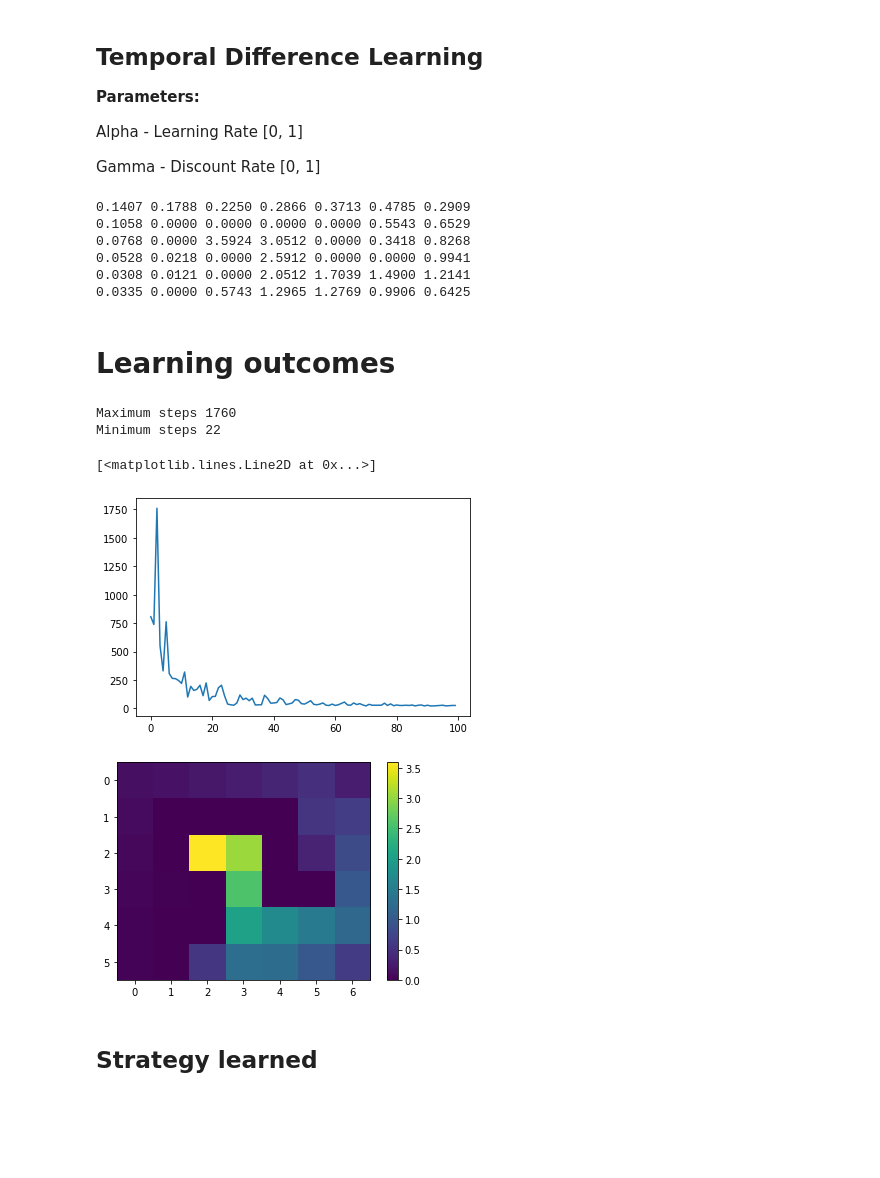
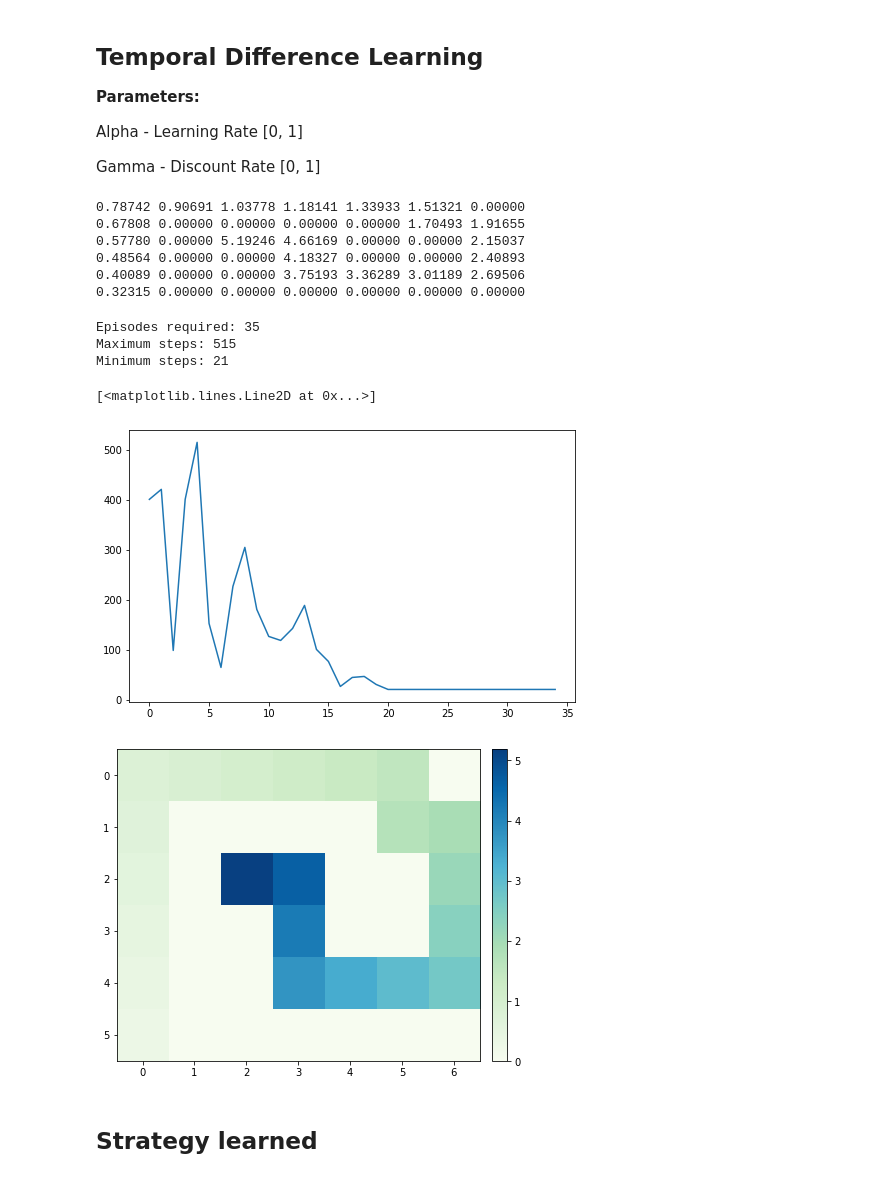
Before and after one commit to leanguardia/temporal-diff-learning, a Jupyter notebook: RL_TemporalDiff.ipynb, the cells around one changed output. Cells and saved outputs as stored; diff of their text form; code cells hidden in the pictures; blank space fills up the shorter version.

```diff
--- a/RL_TemporalDiff.ipynb
+++ b/RL_TemporalDiff.ipynb
@@ -149,57 +158,63 @@ Gamma - Discount Rate [0, 1]
 # %%
 V = zero_values()
 
-alpha = 0.5
-gamma = 0.85
-episodes = 100
+alpha = 0.75
+gamma = 0.9
 steps_per_episode = []
-for episode in range(episodes):
+max_episodes = 500
+episode = 0
+while(not converged(steps_per_episode, num_of_evaluations=15) and episode < max_episodes):
     state = initial_state
     exploring = True
     step = 0
     while(exploring):
-#         action = random_exploration(state)
-#         action = maximum_value(state)
-        action = epsylon_greedy(state, episode)
+        action = random_exploration(state)
+        action = maximum_value(state)
+#         action = epsylon_greedy(state, episode, episodes_to_exploitation=50)
         next_state = take_action(state, action)
         learning = alpha * (reward(state) + gamma * value(next_state) - value(state))
         V[state.row, state.col] += learning
-        if end_state(state): exploring = False
-        state = next_state
-        step +=1
+        if end_state(state):
+            exploring = False
+            episode += 1
+        else:
+            state = next_state
+            step +=1
     steps_per_episode.append(step)
-show_values(decimal_numbers=4)
+show_values(decimal_numbers=5)
 # %% [output]
-0.1407 0.1788 0.2250 0.2866 0.3713 0.4785 0.2909
-0.1058 0.0000 0.0000 0.0000 0.0000 0.5543 0.6529
-0.0768 0.0000 3.5924 3.0512 0.0000 0.3418 0.8268
-0.0528 0.0218 0.0000 2.5912 0.0000 0.0000 0.9941
-0.0308 0.0121 0.0000 2.0512 1.7039 1.4900 1.2141
-0.0335 0.0000 0.5743 1.2965 1.2769 0.9906 0.6425
+0.78742 0.90691 1.03778 1.18141 1.33933 1.51321 0.00000
+0.67808 0.00000 0.00000 0.00000 0.00000 1.70493 1.91655
+0.57780 0.00000 5.19246 4.66169 0.00000 0.00000 2.15037
+0.48564 0.00000 0.00000 4.18327 0.00000 0.00000 2.40893
+0.40089 0.00000 0.00000 3.75193 3.36289 3.01189 2.69506
+0.32315 0.00000 0.00000 0.00000 0.00000 0.00000 0.00000
-# %% [markdown]
-# Learning outcomes
 # %%
 %matplotlib inline
 import matplotlib.pyplot as plt
+
+number_of_episodes = len(steps_per_episode)
+print("Episodes required:", number_of_episodes)
 max_steps = np.max(steps_per_episode)
-print("Maximum steps", max_steps)
+print("Maximum steps:", max_steps)
 min_steps = np.min(steps_per_episode)
-print("Minimum steps", min_steps)
-
-plt.plot(range(episodes), steps_per_episode)
+print("Minimum steps:", min_steps)
+fig = plt.figure(figsize=(8, 5));
+plt.plot(range(number_of_episodes), steps_per_episode)
 # %% [output]
-Maximum steps 1760
-Minimum steps 22
+Episodes required: 35
+Maximum steps: 515
+Minimum steps: 21
 [<matplotlib.lines.Line2D at 0x...>]
-[figure, old version]
+[figure, new version]
 # %%
-fig, axs = plt.subplots()
-im = axs.imshow(V)
-fig.colorbar(im)
+fig, axs = plt.subplots(figsize=(7, 6))
+im = axs.imshow(V, cmap="GnBu")
+fig.colorbar(im, fraction=0.04, pad=0.03)
 
 plt.show()
 # %% [output]
-[figure, old version]
+[figure, new version]
 # %% [markdown]
 ## Strategy learned
 # %%
```
Also changed, not shown: parts of 1 cell of this notebook.
